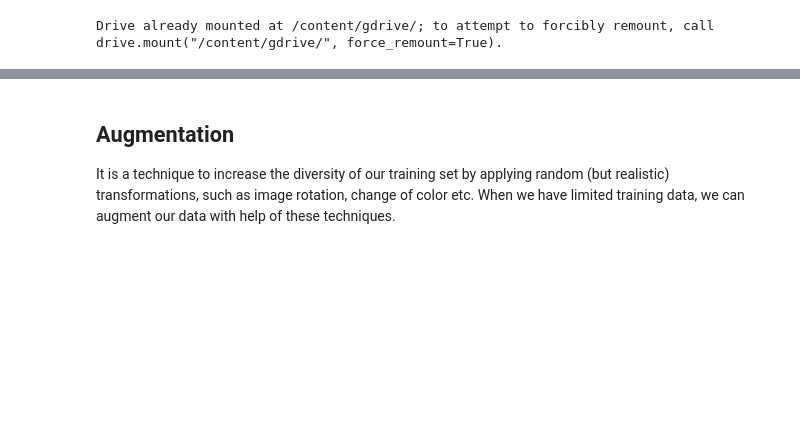
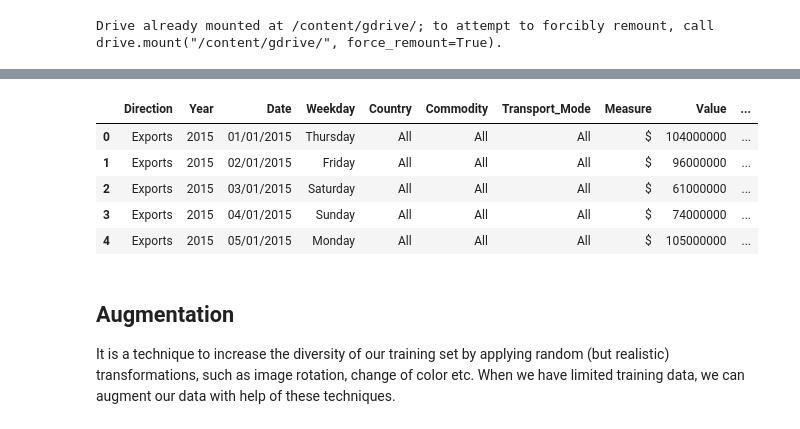
Before and after one commit to bhargavipython/FMML_ASSIGNMENT, a Jupyter notebook: FMML_Aug22_M1Lab2_DataFeatures&Augmentation.ipynb, the cells around one changed output, grey strips where cells are left out. Drawn from its saved outputs; the diff is of its cells as text; code cells hidden in the pictures; blank space fills up the shorter version.

```diff
--- a/FMML_Aug22_M1Lab2_DataFeatures&Augmentation.ipynb
+++ b/FMML_Aug22_M1Lab2_DataFeatures&Augmentation.ipynb
@@ -570,3 +581,12 @@ Drive already mounted at /content/gdrive/; to attempt to forcibly remount, call
+# %%
+data.head()
+# %% [output]
+|  | Direction | Year | Date | Weekday | Country | Commodity | Transport_Mode | Measure | Value | ... |
+| 0 | Exports | 2015 | 01/01/2015 | Thursday | All | All | All | $ | 104000000 | ... |
+| 1 | Exports | 2015 | 02/01/2015 | Friday | All | All | All | $ | 96000000 | ... |
+| 2 | Exports | 2015 | 03/01/2015 | Saturday | All | All | All | $ | 61000000 | ... |
+| 3 | Exports | 2015 | 04/01/2015 | Sunday | All | All | All | $ | 74000000 | ... |
+| 4 | Exports | 2015 | 05/01/2015 | Monday | All | All | All | $ | 105000000 | ... |
 # %% [markdown]
 ## Augmentation
 It is a technique to increase the diversity of our training set by applying random (but realistic) transformations, such as image rotation, change of color etc. When we have limited training data, we can augment our data with help of these techniques.
```
Also changed, not shown: parts of 11 cells of this notebook.
